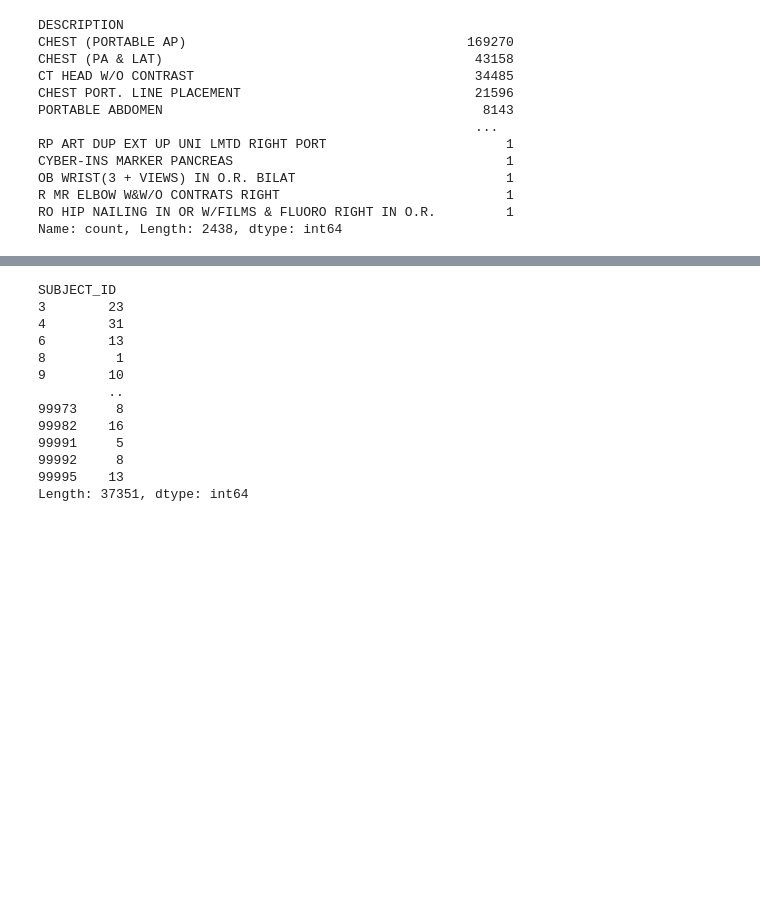
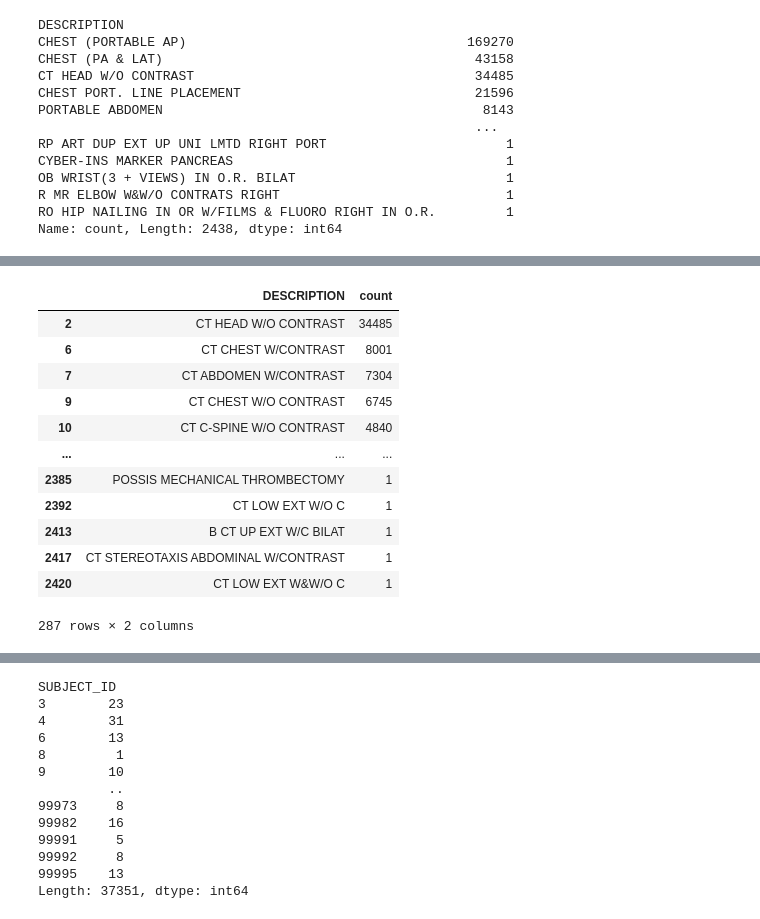
Before and after one commit to hashansl/cosc-526-data-engineering-project, a Jupyter notebook: test_data.ipynb, the cells around one changed output, grey strips where cells are left out. Drawn from its saved outputs; the diff is of its cells as text; code cells hidden in the pictures; blank space fills up the shorter version.

```diff
--- a/test_data.ipynb
+++ b/test_data.ipynb
@@ -107,0 +127,18 @@ Name: count, dtype: int64
+# %%
+# get the rows cointains 'CT' in the 'DESCRIPTION' column
+mask = df_radiology_procedures['DESCRIPTION'].str.contains('CT')
+df_radiology_procedures[mask]
+# %% [output]
+|  | DESCRIPTION | count |
+| 2 | CT HEAD W/O CONTRAST | 34485 |
+| 6 | CT CHEST W/CONTRAST | 8001 |
+| 7 | CT ABDOMEN W/CONTRAST | 7304 |
+| 9 | CT CHEST W/O CONTRAST | 6745 |
+| 10 | CT C-SPINE W/O CONTRAST | 4840 |
+| ... | ... | ... |
+| 2385 | POSSIS MECHANICAL THROMBECTOMY | 1 |
+| 2392 | CT LOW EXT W/O C | 1 |
+| 2413 | B CT UP EXT W/C BILAT | 1 |
+| 2417 | CT STEREOTAXIS ABDOMINAL W/CONTRAST | 1 |
+| 2420 | CT LOW EXT W&W/O C | 1 |
+287 rows × 2 columns
```
Also changed, not shown: parts of 8 cells of this notebook.
